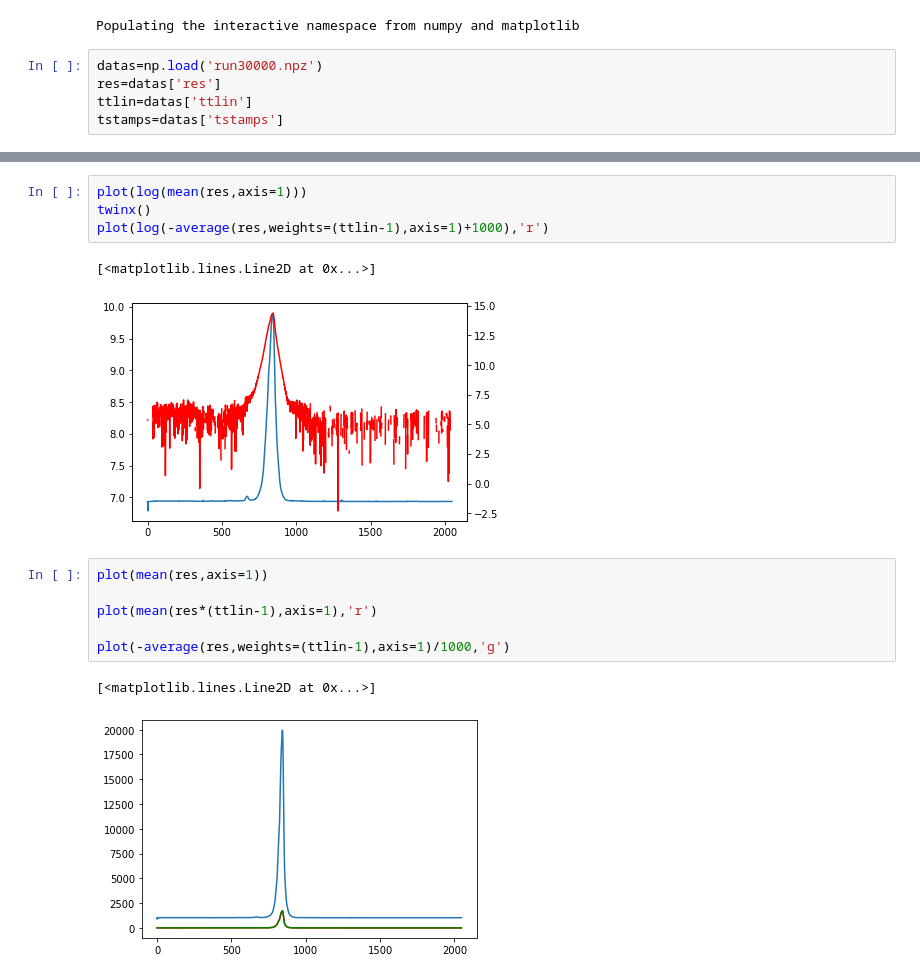
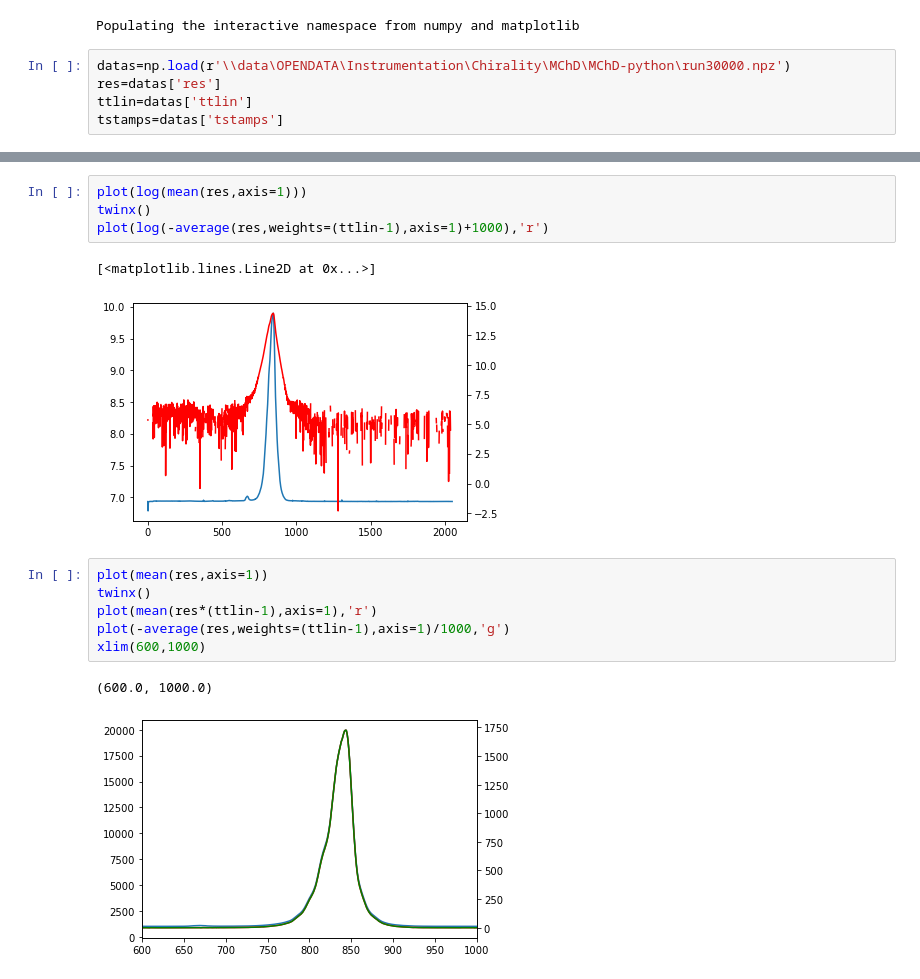
Before and after one commit to Bruyant/MChD-python, a Jupyter notebook: src/mchd_python/Demod.ipynb, the cells around one changed output, grey strips where cells are left out. Saved outputs shown, nothing was run; the diff lists cells and outputs as text.

```diff
--- a/src/mchd_python/Demod.ipynb
+++ b/src/mchd_python/Demod.ipynb
@@ -5,7 +5,7 @@
 # %% [output]
 Populating the interactive namespace from numpy and matplotlib
 # %%
-datas=np.load('run30000.npz')
+datas=np.load(r'\\data\OPENDATA\Instrumentation\Chirality\MChD\MChD-python\run30000.npz')
 res=datas['res']
 ttlin=datas['ttlin']
 tstamps=datas['tstamps']
@@ -37,13 +78,13 @@ twinx()
 plot(log(-average(res,weights=(ttlin-1),axis=1)+1000),'r')
 # %% [output]
 [<matplotlib.lines.Line2D at 0x...>]
-[figure, old version]
+[figure, new version]
 # %%
 plot(mean(res,axis=1))
-
+twinx()
 plot(mean(res*(ttlin-1),axis=1),'r')
-
 plot(-average(res,weights=(ttlin-1),axis=1)/1000,'g')
+xlim(600,1000)
 # %% [output]
-[<matplotlib.lines.Line2D at 0x...>]
+(600.0, 1000.0)
-[figure, old version]
+[figure, new version]
```
Also changed, not shown: parts of 12 cells of this notebook.
